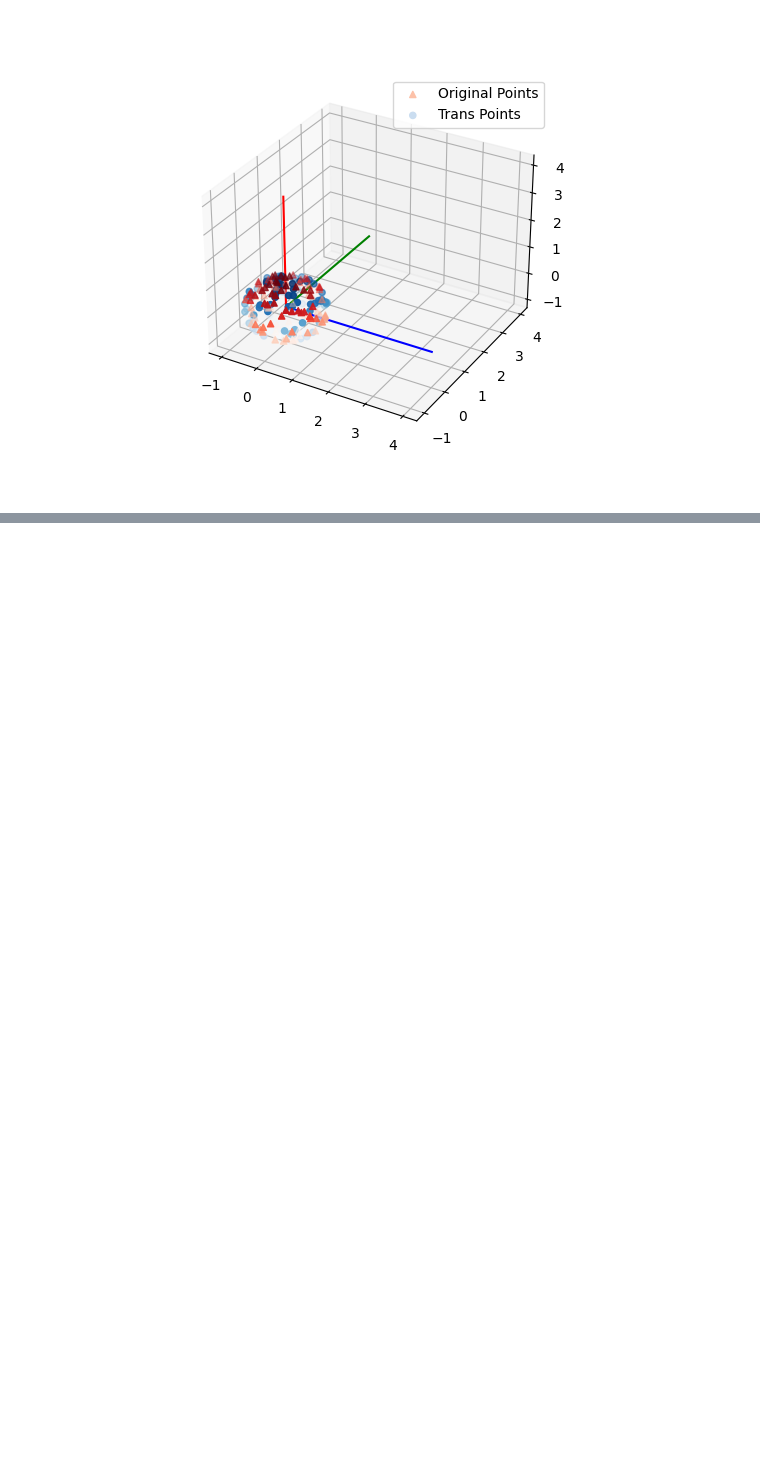
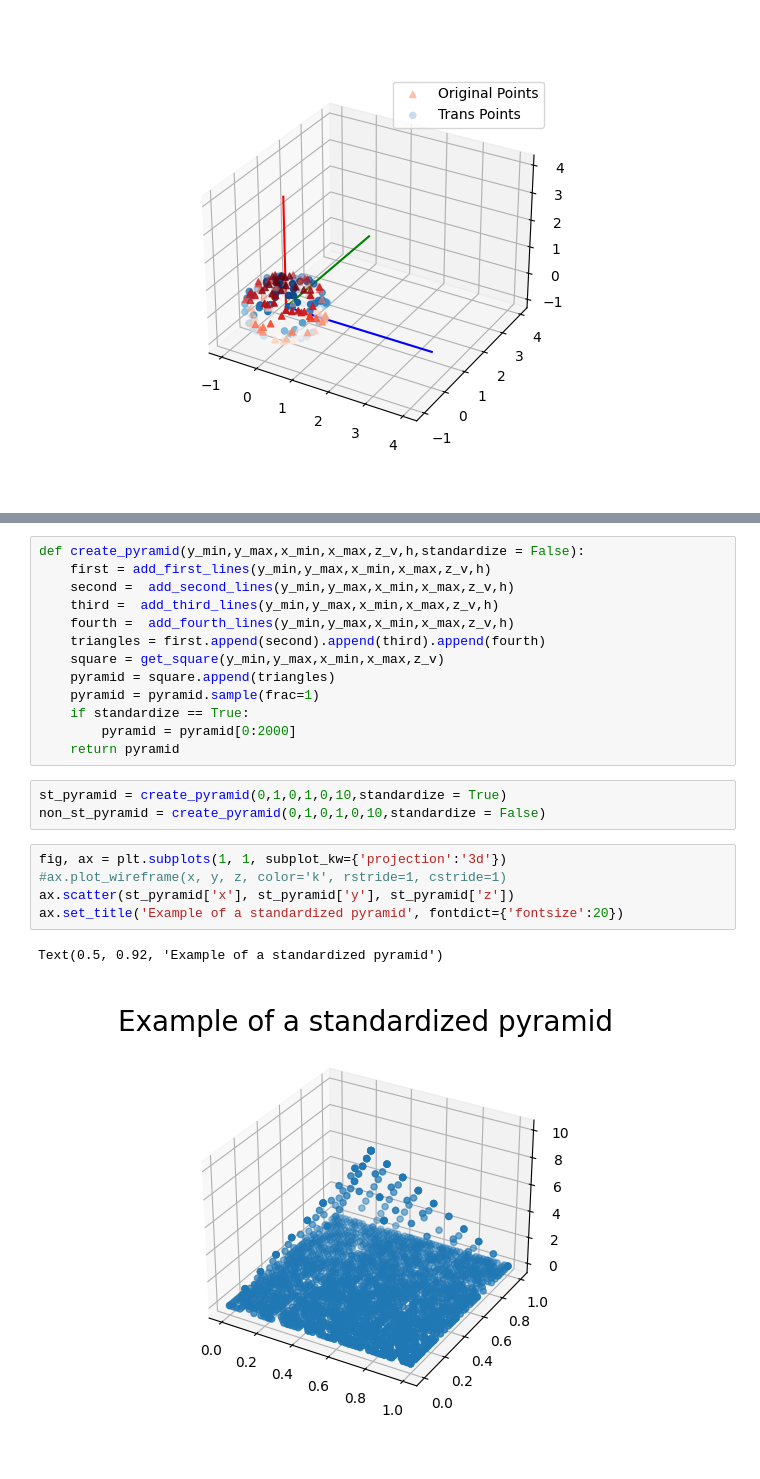
Before and after one commit to bryan0806/icp, a Jupyter notebook: icp_3d.ipynb, the cells around one changed output, grey strips where cells are left out. Drawn from its saved outputs; the diff is of its cells as text; blank space fills up the shorter version.

```diff
--- a/icp_3d.ipynb
+++ b/icp_3d.ipynb
@@ -314,0 +687,24 @@ plt.show()
+# %%
+def create_pyramid(y_min,y_max,x_min,x_max,z_v,h,standardize = False):
+    first = add_first_lines(y_min,y_max,x_min,x_max,z_v,h)
+    second =  add_second_lines(y_min,y_max,x_min,x_max,z_v,h)
+    third =  add_third_lines(y_min,y_max,x_min,x_max,z_v,h)
+    fourth =  add_fourth_lines(y_min,y_max,x_min,x_max,z_v,h)
+    triangles = first.append(second).append(third).append(fourth)
+    square = get_square(y_min,y_max,x_min,x_max,z_v)
+    pyramid = square.append(triangles)
+    pyramid = pyramid.sample(frac=1)
+    if standardize == True:
+        pyramid = pyramid[0:2000]
+    return pyramid
+# %%
+st_pyramid = create_pyramid(0,1,0,1,0,10,standardize = True)
+non_st_pyramid = create_pyramid(0,1,0,1,0,10,standardize = False)
+# %%
+fig, ax = plt.subplots(1, 1, subplot_kw={'projection':'3d'})
+#ax.plot_wireframe(x, y, z, color='k', rstride=1, cstride=1)
+ax.scatter(st_pyramid['x'], st_pyramid['y'], st_pyramid['z'])
+ax.set_title('Example of a standardized pyramid', fontdict={'fontsize':20})
+# %% [output]
+Text(0.5, 0.92, 'Example of a standardized pyramid')
+[figure, added]
```
Also changed, not shown: parts of 4 cells of this notebook.
